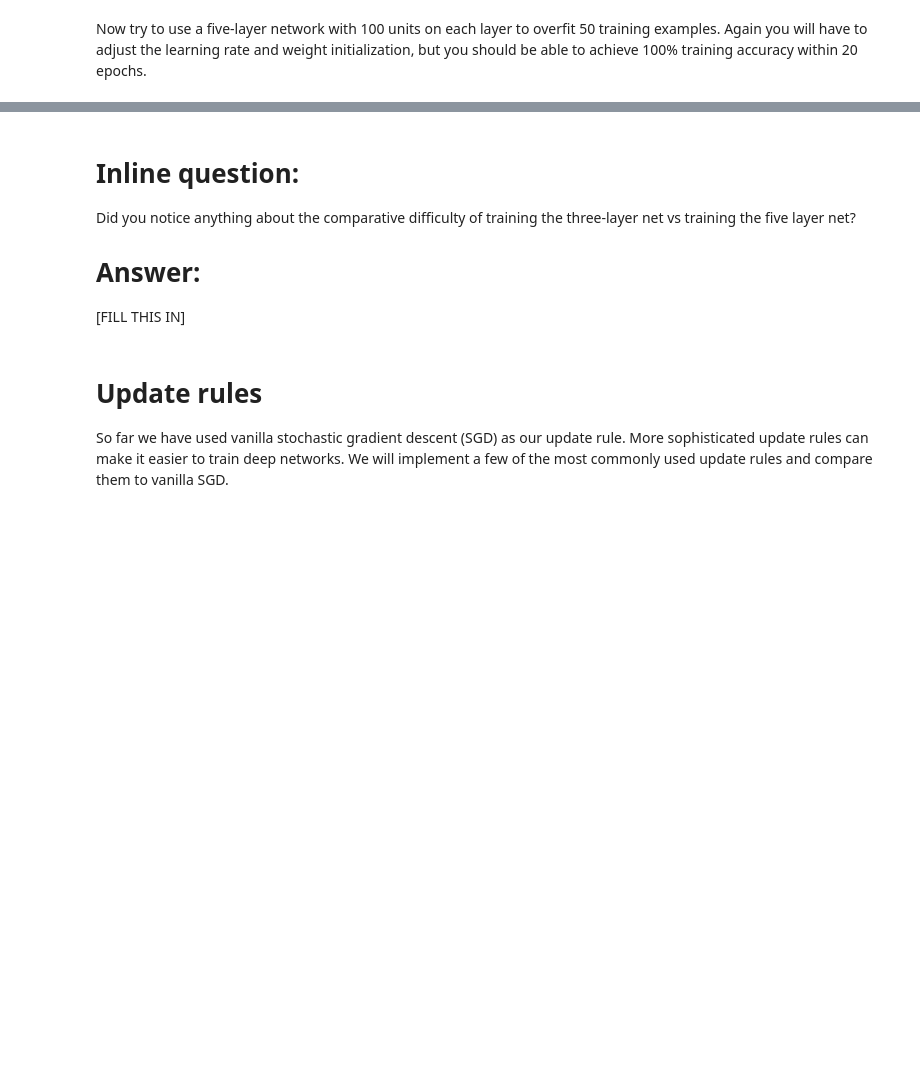
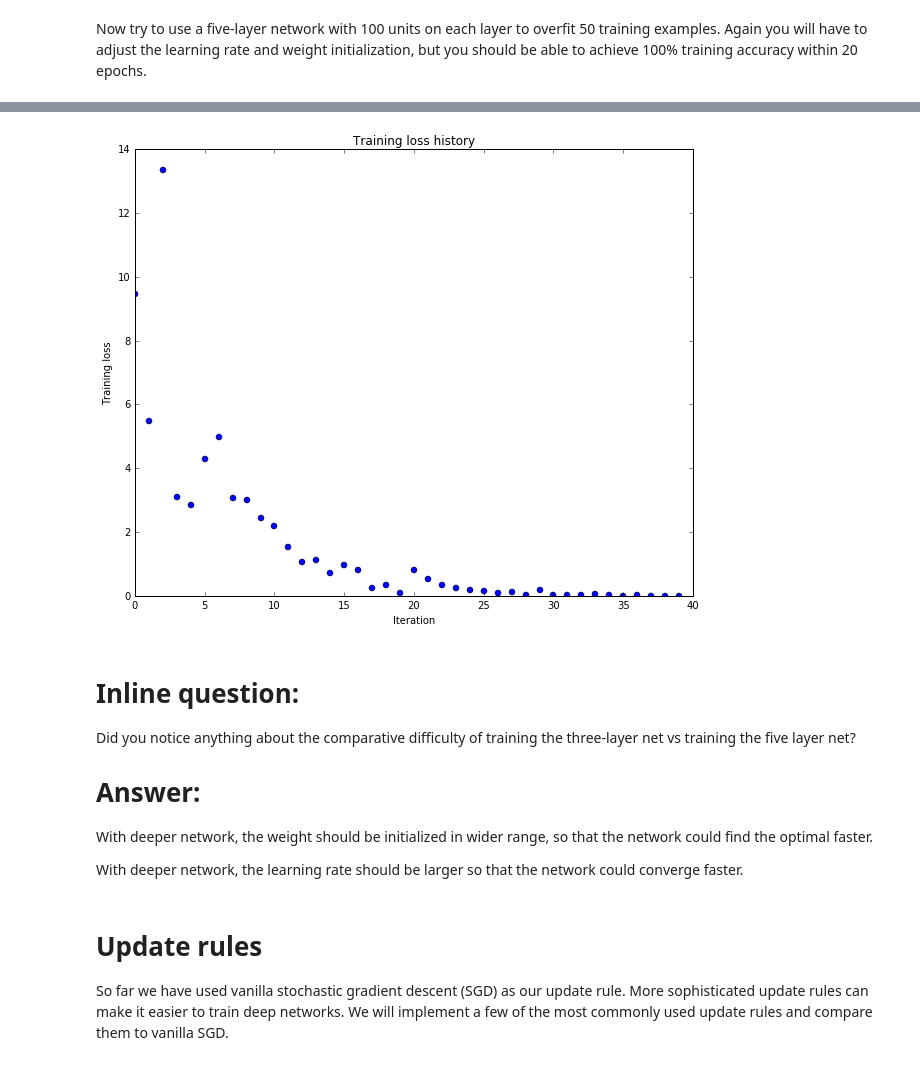
Before and after one commit to tongda/cs231n_2016_homework, a Jupyter notebook: assignment2/FullyConnectedNets.ipynb, the cells around one changed output, grey strips where cells are left out. Cells and saved outputs as stored; diff of their text form; code cells hidden in the pictures; blank space fills up the shorter version.

```diff
--- a/assignment2/FullyConnectedNets.ipynb
+++ b/assignment2/FullyConnectedNets.ipynb
@@ -362,8 +469,8 @@ small_data = {
   'y_val': data['y_val'],
 }
 
-learning_rate = 1e-3
-weight_scale = 1e-5
+weight_scale = 4e-2
+learning_rate = 2e-2
 model = FullyConnectedNet([100, 100, 100, 100],
                 weight_scale=weight_scale, dtype=np.float64)
 solver = Solver(model, small_data,
@@ -380,3 +487,4 @@ plt.title('Training loss history')
 plt.xlabel('Iteration')
 plt.ylabel('Training loss')
 plt.show()
+# %% [output]
@@ -383,9 +508,12 @@ plt.show()
+[figure, added]
 # %% [markdown]
 # Inline question:
 Did you notice anything about the comparative difficulty of training the three-layer net vs training the five layer net?
 
 # Answer:
-[FILL THIS IN]
+With deeper network, the weight should be initialized in wider range, so that the network could find the optimal faster.
+
+With deeper network, the learning rate should be larger so that the network could converge faster.
 # %% [markdown]
 # Update rules
 So far we have used vanilla stochastic gradient descent (SGD) as our update rule. More sophisticated update rules can make it easier to train deep networks. We will implement a few of the most commonly used update rules and compare them to vanilla SGD.
```
Also changed, not shown: parts of 14 cells of this notebook, 4 other files.
